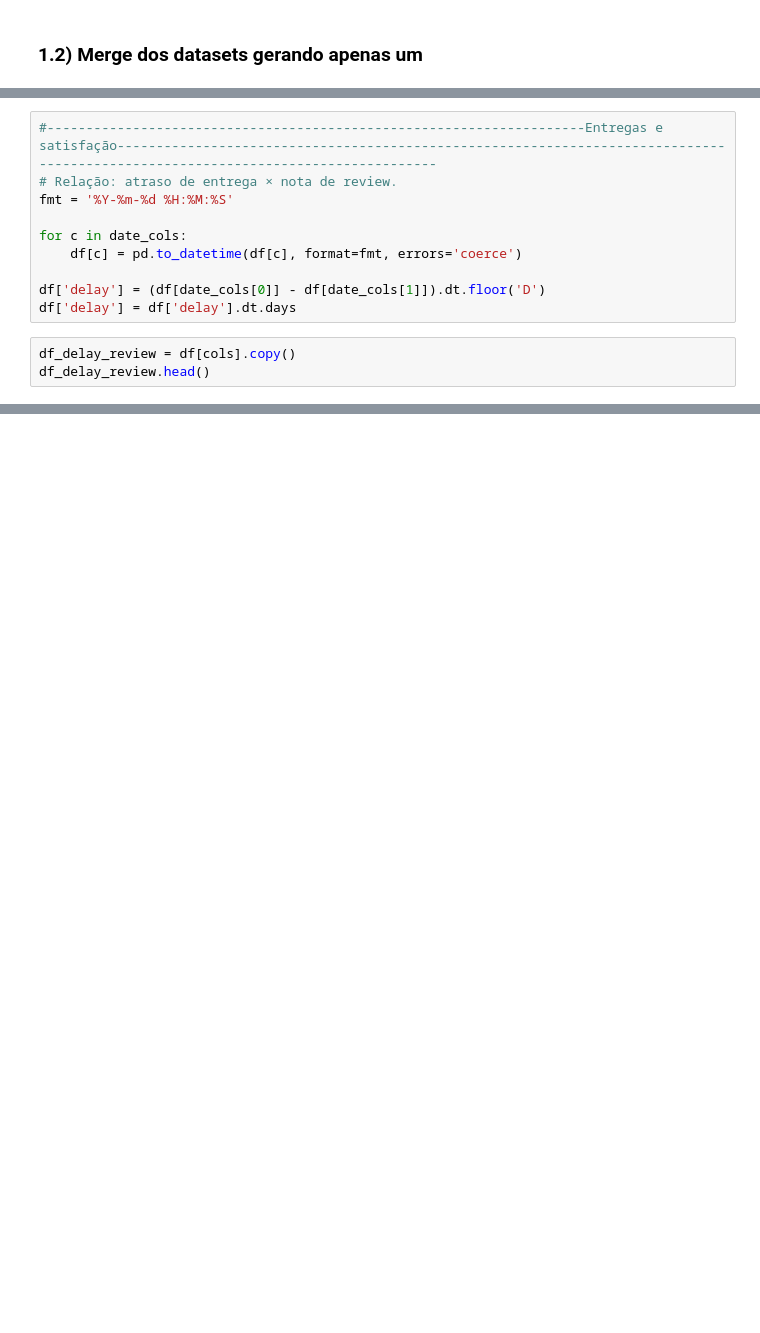
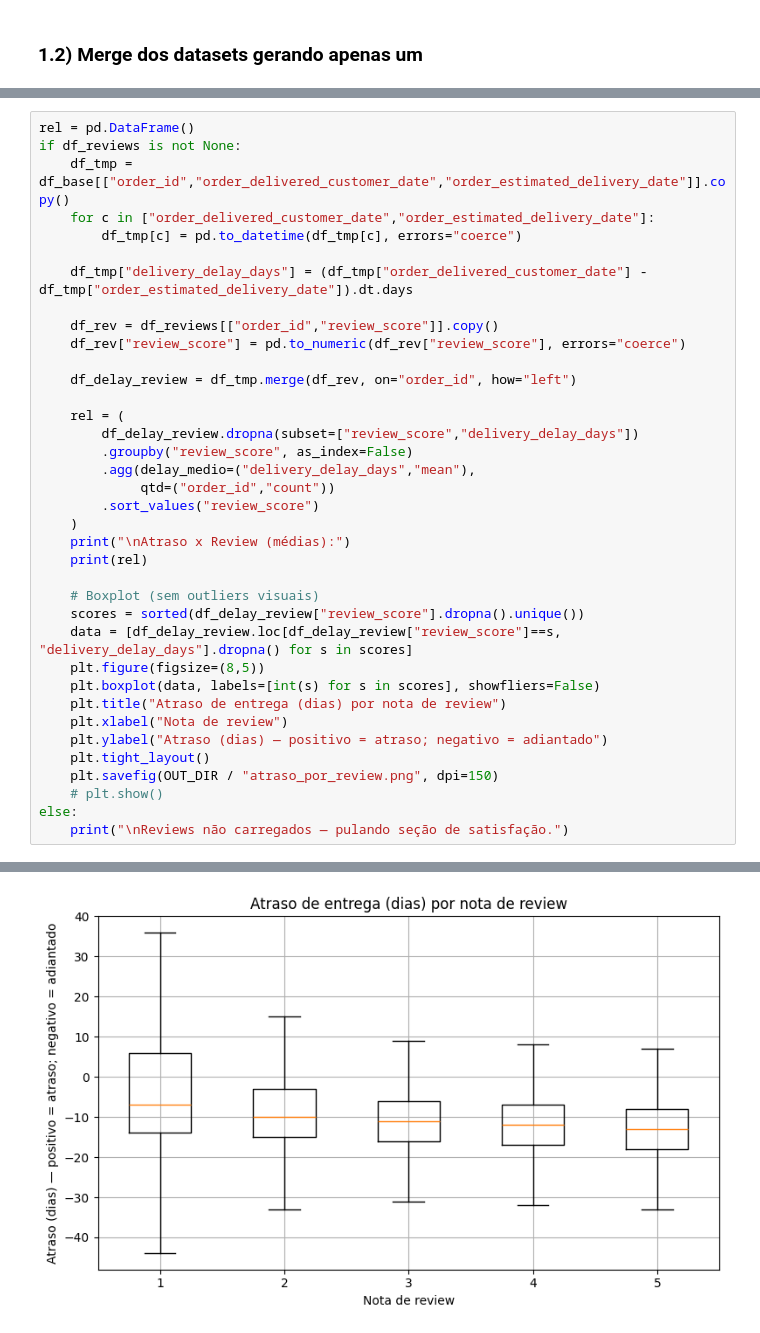
Before and after one commit to olavodd42/analise_exploratoria_olist, a Jupyter notebook: notebook.ipynb, the cells around one changed output, grey strips where cells are left out. Drawn from its saved outputs; the diff is of its cells as text; blank space fills up the shorter version.

```diff
--- a/notebook.ipynb
+++ b/notebook.ipynb
@@ -710,13 +283,0 @@ Name: review_score, dtype: float64
-# %%
-#---------------------------------------------------------------------Entregas e satisfação---------------------------------------------------------------------------------------------------------------------------------
-# Relação: atraso de entrega × nota de review.
-fmt = '%Y-%m-%d %H:%M:%S'
-
-for c in date_cols:
-    df[c] = pd.to_datetime(df[c], format=fmt, errors='coerce')
-
-df['delay'] = (df[date_cols[0]] - df[date_cols[1]]).dt.floor('D')
-df['delay'] = df['delay'].dt.days
-# %%
-df_delay_review = df[cols].copy()
-df_delay_review.head()
@@ -1066,0 +284,38 @@ if not insights:
+# %%
+rel = pd.DataFrame()
+if df_reviews is not None:
+    df_tmp = df_base[["order_id","order_delivered_customer_date","order_estimated_delivery_date"]].copy()
+    for c in ["order_delivered_customer_date","order_estimated_delivery_date"]:
+        df_tmp[c] = pd.to_datetime(df_tmp[c], errors="coerce")
+
+    df_tmp["delivery_delay_days"] = (df_tmp["order_delivered_customer_date"] - df_tmp["order_estimated_delivery_date"]).dt.days
+
+    df_rev = df_reviews[["order_id","review_score"]].copy()
+    df_rev["review_score"] = pd.to_numeric(df_rev["review_score"], errors="coerce")
+
+    df_delay_review = df_tmp.merge(df_rev, on="order_id", how="left")
+
+    rel = (
+        df_delay_review.dropna(subset=["review_score","delivery_delay_days"])
+        .groupby("review_score", as_index=False)
+        .agg(delay_medio=("delivery_delay_days","mean"),
+             qtd=("order_id","count"))
+        .sort_values("review_score")
+    )
+    print("\nAtraso x Review (médias):")
+    print(rel)
+
+    # Boxplot (sem outliers visuais)
+    scores = sorted(df_delay_review["review_score"].dropna().unique())
+    data = [df_delay_review.loc[df_delay_review["review_score"]==s, "delivery_delay_days"].dropna() for s in scores]
+    plt.figure(figsize=(8,5))
+    plt.boxplot(data, labels=[int(s) for s in scores], showfliers=False)
+    plt.title("Atraso de entrega (dias) por nota de review")
+    plt.xlabel("Nota de review")
+    plt.ylabel("Atraso (dias) — positivo = atraso; negativo = adiantado")
+    plt.tight_layout()
+    plt.savefig(OUT_DIR / "atraso_por_review.png", dpi=150)
+    # plt.show()
+else:
+    print("\nReviews não carregados — pulando seção de satisfação.")
+# %% [output]
@@ -1066,0 +329 @@ if not insights:
+[figure, added]
```
Also changed, not shown: parts of 101 cells of this notebook.
